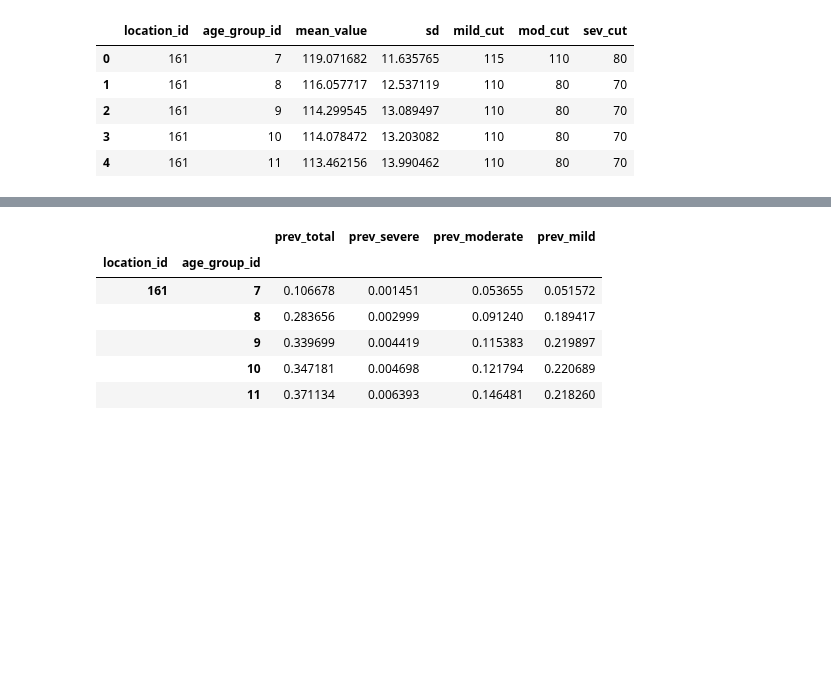
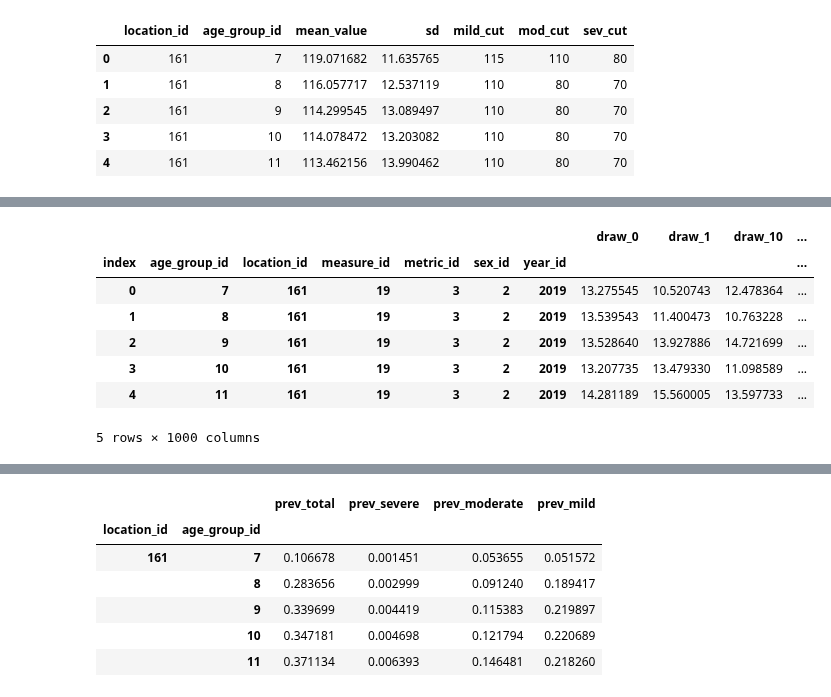
Before and after one commit to ihmeuw/vivarium_data_analysis, a Jupyter notebook: pre_processing/maternal_anemia_project/hemoglobin_calculation_test.ipynb, the cells around one changed output, grey strips where cells are left out. Drawn from its saved outputs; the diff is of its cells as text; code cells hidden in the pictures; blank space fills up the shorter version.

```diff
--- a/pre_processing/maternal_anemia_project/hemoglobin_calculation_test.ipynb
+++ b/pre_processing/maternal_anemia_project/hemoglobin_calculation_test.ipynb
@@ -254,3 +254,21 @@ preg.head()
 | 2 | 161 | 9 | 114.299545 | 13.089497 | 110 | 80 | 70 | 76.250570 | 0.667112 | ... |
 | 3 | 161 | 10 | 114.078472 | 13.203082 | 110 | 80 | 70 | 74.654630 | 0.654415 | ... |
 | 4 | 161 | 11 | 113.462156 | 13.990462 | 110 | 80 | 70 | 65.771530 | 0.579678 | ... |
+# %%
+mean_for_calc = mean.reset_index()
+mean_for_calc = mean_for_calc.drop(columns=['modelable_entity_id','model_version_id'])
+mean_for_calc = mean_for_calc.set_index([c for c in mean_for_calc.columns if 'draw' not in c])
+
+sd_for_calc = sd.reset_index()
+sd_for_calc = sd_for_calc.drop(columns=['modelable_entity_id','model_version_id'])
+sd_for_calc = sd_for_calc.set_index([c for c in sd_for_calc.columns if 'draw' not in c])
+sd_for_calc.head()
+# %% [output]
+|  |  |  |  |  |  |  | draw_0 | draw_1 | draw_10 | ... |
+| index | age_group_id | location_id | measure_id | metric_id | sex_id | year_id |  |  |  | ... |
+| 0 | 7 | 161 | 19 | 3 | 2 | 2019 | 13.275545 | 10.520743 | 12.478364 | ... |
+| 1 | 8 | 161 | 19 | 3 | 2 | 2019 | 13.539543 | 11.400473 | 10.763228 | ... |
+| 2 | 9 | 161 | 19 | 3 | 2 | 2019 | 13.528640 | 13.927886 | 14.721699 | ... |
+| 3 | 10 | 161 | 19 | 3 | 2 | 2019 | 13.207735 | 13.479330 | 11.098589 | ... |
+| 4 | 11 | 161 | 19 | 3 | 2 | 2019 | 14.281189 | 15.560005 | 13.597733 | ... |
+5 rows × 1000 columns
```
Also changed, not shown: parts of 2 cells of this notebook, 1 other file.
